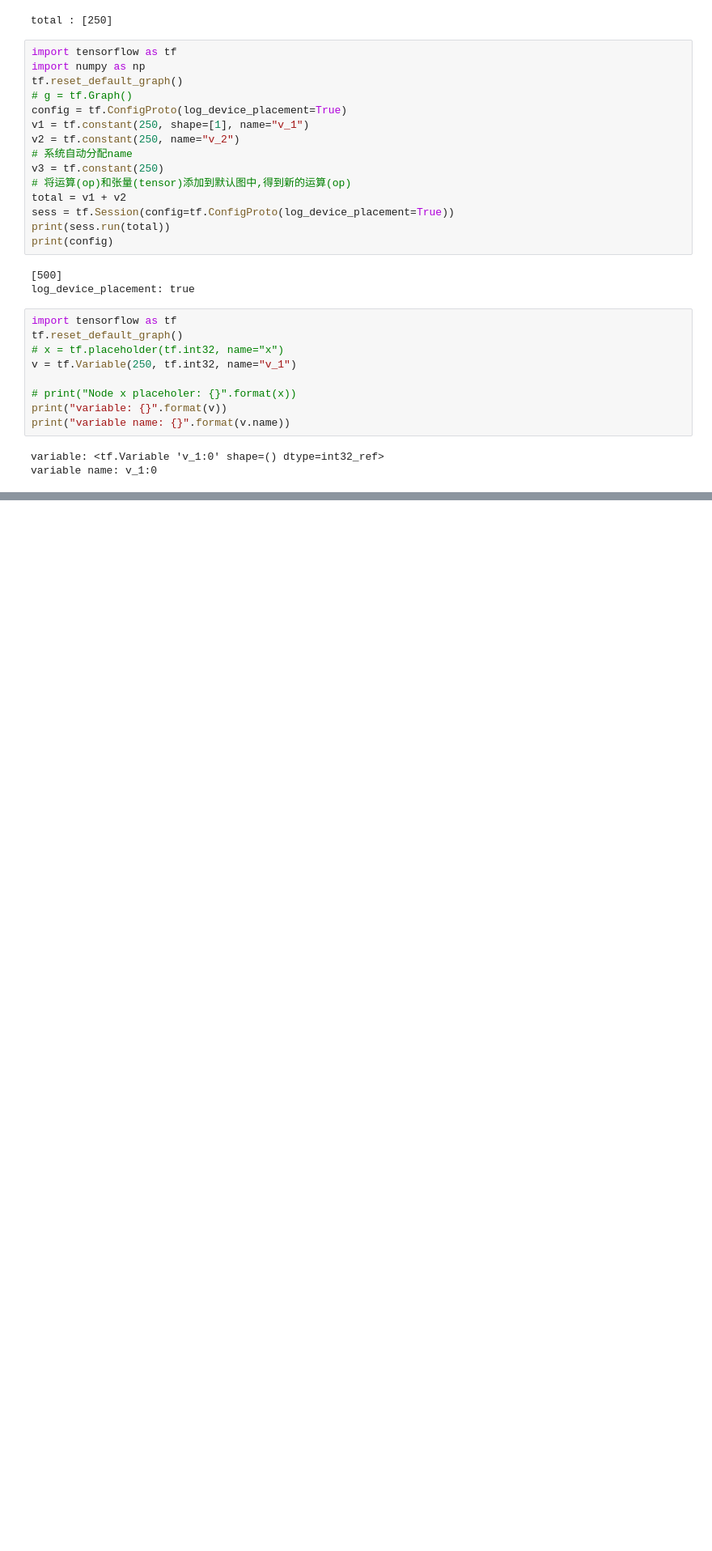
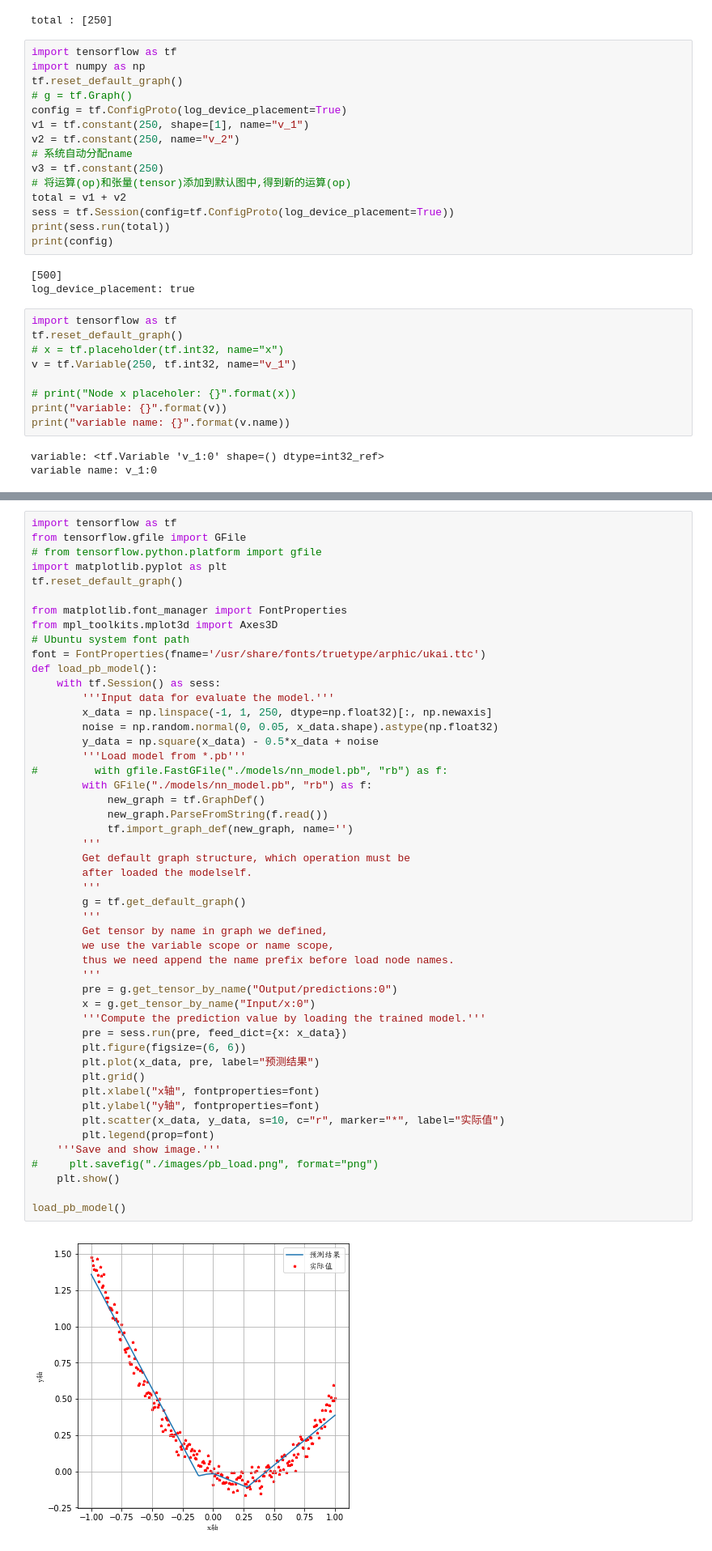
Before and after one commit to xindaqi/python, a Jupyter notebook: JupyterTest/tensorflow_model.ipynb, the cells around one changed output, grey strips where cells are left out. Shown at 81% size. Cells and saved outputs as stored; diff of their text form; blank space fills up the shorter version.

Commit message:
add load and analysis *.pb model.

```diff
--- a/JupyterTest/tensorflow_model.ipynb
+++ b/JupyterTest/tensorflow_model.ipynb
@@ -450,0 +507,51 @@ variable name: v_1:0
+# %%
+import tensorflow as tf
+from tensorflow.gfile import GFile
+# from tensorflow.python.platform import gfile
+import matplotlib.pyplot as plt
+tf.reset_default_graph()
+
+from matplotlib.font_manager import FontProperties
+from mpl_toolkits.mplot3d import Axes3D
+# Ubuntu system font path
+font = FontProperties(fname='/usr/share/fonts/truetype/arphic/ukai.ttc')
+def load_pb_model():
+    with tf.Session() as sess:
+        '''Input data for evaluate the model.'''
+        x_data = np.linspace(-1, 1, 250, dtype=np.float32)[:, np.newaxis]
+        noise = np.random.normal(0, 0.05, x_data.shape).astype(np.float32)
+        y_data = np.square(x_data) - 0.5*x_data + noise
+        '''Load model from *.pb'''
+#         with gfile.FastGFile("./models/nn_model.pb", "rb") as f:
+        with GFile("./models/nn_model.pb", "rb") as f:
+            new_graph = tf.GraphDef()
+            new_graph.ParseFromString(f.read())
+            tf.import_graph_def(new_graph, name='')
+        '''
+        Get default graph structure, which operation must be
+        after loaded the modelself.
+        '''
+        g = tf.get_default_graph()
+        '''
+        Get tensor by name in graph we defined,
+        we use the variable scope or name scope,
+        thus we need append the name prefix before load node names.
+        '''
+        pre = g.get_tensor_by_name("Output/predictions:0")
+        x = g.get_tensor_by_name("Input/x:0")
+        '''Compute the prediction value by loading the trained model.'''
+        pre = sess.run(pre, feed_dict={x: x_data})
+        plt.figure(figsize=(6, 6))
+        plt.plot(x_data, pre, label="预测结果")
+        plt.grid()
+        plt.xlabel("x轴", fontproperties=font)
+        plt.ylabel("y轴", fontproperties=font)
+        plt.scatter(x_data, y_data, s=10, c="r", marker="*", label="实际值")
+        plt.legend(prop=font)
+    '''Save and show image.'''
+#     plt.savefig("./images/pb_load.png", format="png")
+    plt.show()
+
+load_pb_model()
+# %% [output]
+[figure, added]
```
Also changed, not shown: parts of 6 cells of this notebook.
